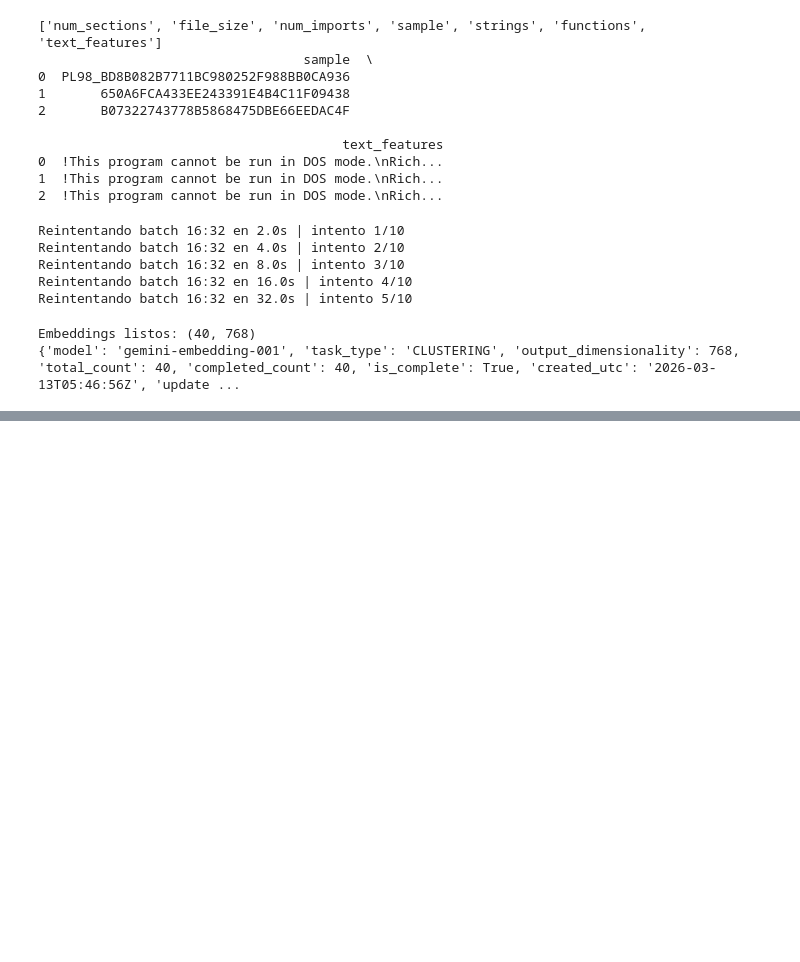
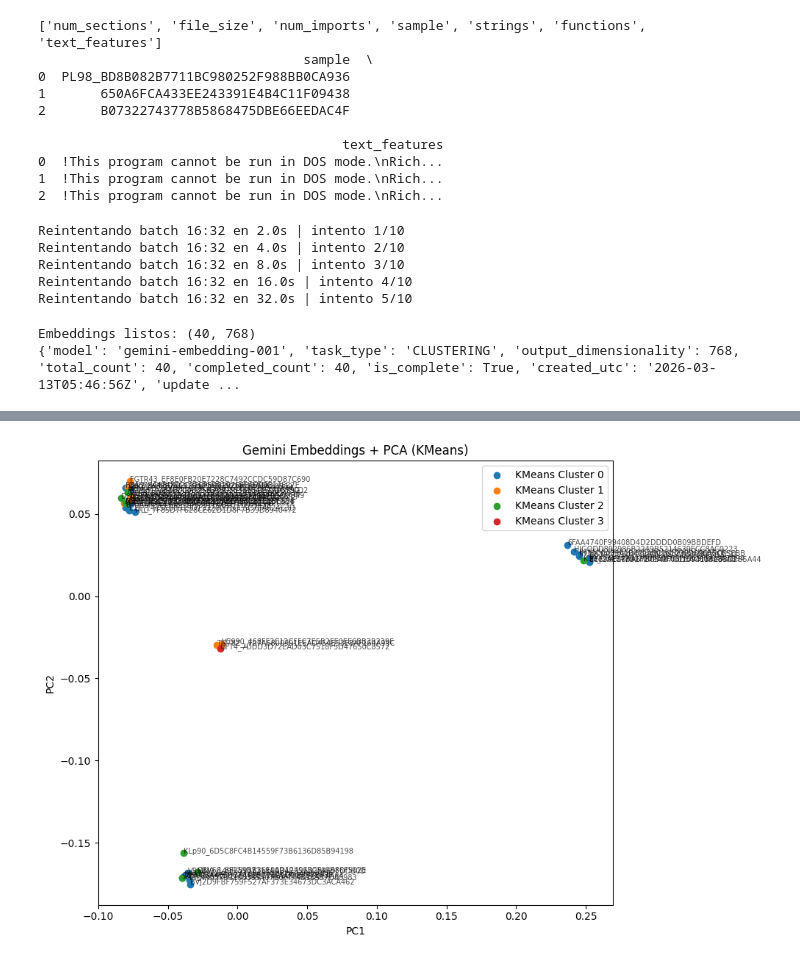
Before and after one commit to EdwinOrtegaK/Lab03_SDS, a Jupyter notebook: notebooks/lab3_malware_families.ipynb, the cells around one changed output, grey strips where cells are left out. Saved outputs shown, nothing was run; the diff lists cells and outputs as text; code cells hidden in the pictures; blank space fills up the shorter version.

```diff
--- a/notebooks/lab3_malware_families.ipynb
+++ b/notebooks/lab3_malware_families.ipynb
@@ -691,0 +791,19 @@ Embeddings listos: (40, 768)
+# %%
+plt.figure(figsize=(10, 7))
+
+for cluster_id in sorted(df_embed["cluster_kmeans"].unique()):
+    subset = df_embed[df_embed["cluster_kmeans"] == cluster_id]
+    plt.scatter(subset["pca1"], subset["pca2"], label=f"KMeans Cluster {cluster_id}")
+
+for _, row in df_embed.iterrows():
+    plt.text(row["pca1"], row["pca2"], str(row["sample"]), fontsize=7, alpha=0.7)
+
+plt.title("Gemini Embeddings + PCA (KMeans)")
+plt.xlabel("PC1")
+plt.ylabel("PC2")
+plt.legend()
+plt.tight_layout()
+plt.savefig("../dataset/gemini_pca_kmeans.png", dpi=300, bbox_inches="tight")
+plt.show()
+# %% [output]
+[figure, added]
```
Also changed, not shown: parts of 16 cells of this notebook, 3 other files.
